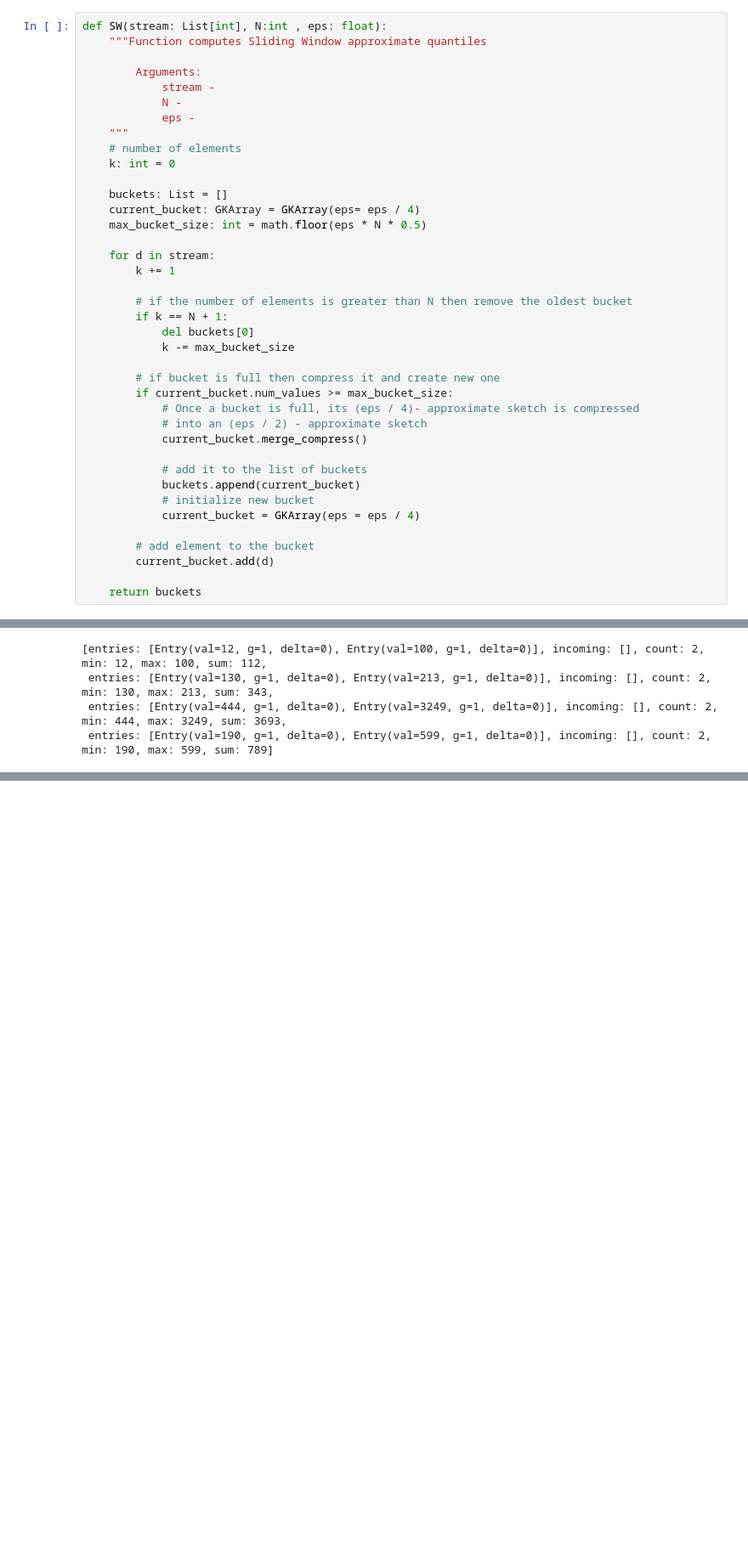
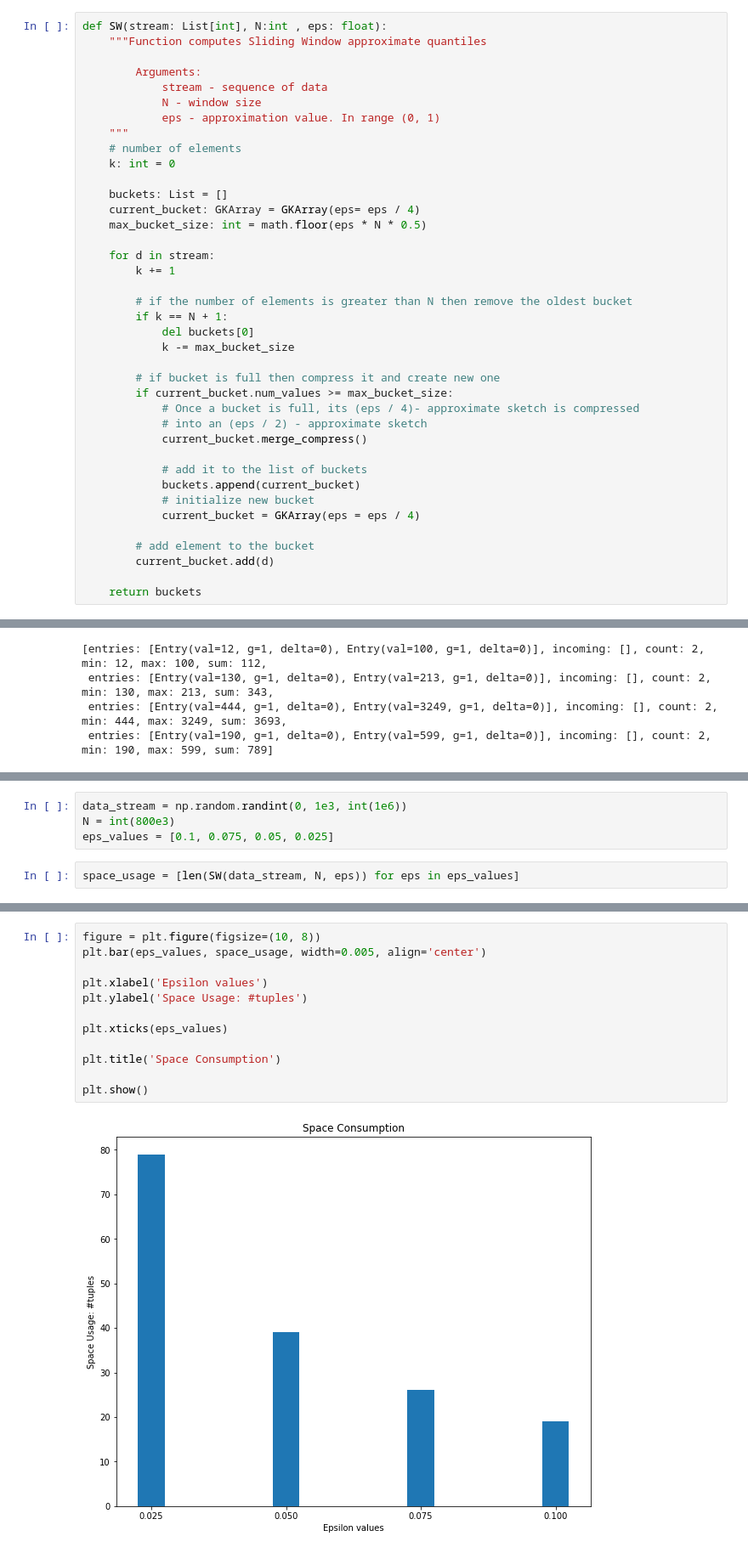
Before and after one commit to QazyBi/statistics, a Jupyter notebook: assignment1/Lin_SW.ipynb, the cells around one changed output, grey strips where cells are left out. Shown at 85% size. Cells and saved outputs as stored; diff of their text form; blank space fills up the shorter version.

```diff
--- a/assignment1/Lin_SW.ipynb
+++ b/assignment1/Lin_SW.ipynb
@@ -415,9 +335,9 @@ def SW(stream: List[int], N:int , eps: float):
     """Function computes Sliding Window approximate quantiles
 
         Arguments:
-            stream -
-            N -
-            eps -
+            stream - sequence of data
+            N - window size
+            eps - approximation value. In range (0, 1)
     """
     # number of elements
     k: int = 0
@@ -471,0 +402,6 @@ Entry(val=100, g=1, delta=3)
+# %%
+data_stream = np.random.randint(0, 1e3, int(1e6))
+N = int(800e3)
+eps_values = [0.1, 0.075, 0.05, 0.025]
+# %%
+space_usage = [len(SW(data_stream, N, eps)) for eps in eps_values]
@@ -471,0 +425,14 @@ Entry(val=100, g=1, delta=3)
+# %%
+figure = plt.figure(figsize=(10, 8))
+plt.bar(eps_values, space_usage, width=0.005, align='center')
+
+plt.xlabel('Epsilon values')
+plt.ylabel('Space Usage: #tuples')
+
+plt.xticks(eps_values)
+
+plt.title('Space Consumption')
+
+plt.show()
+# %% [output]
+[figure, added]
```
Also changed, not shown: parts of 28 cells of this notebook.
